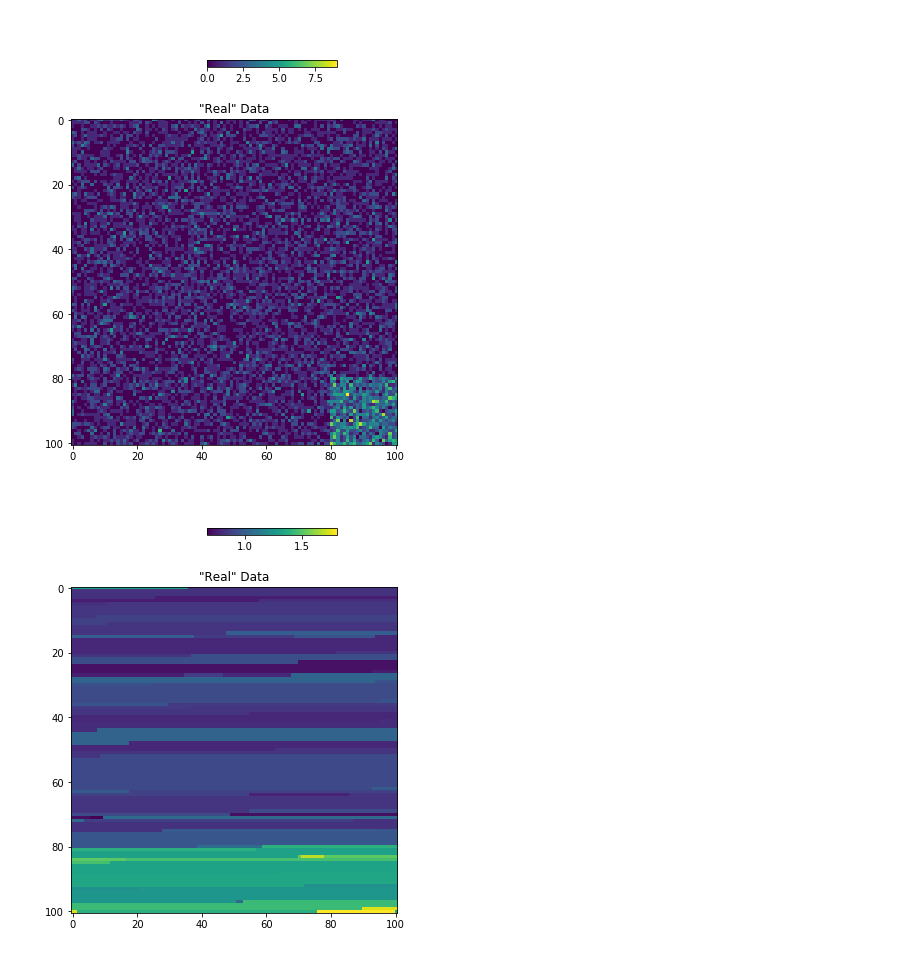
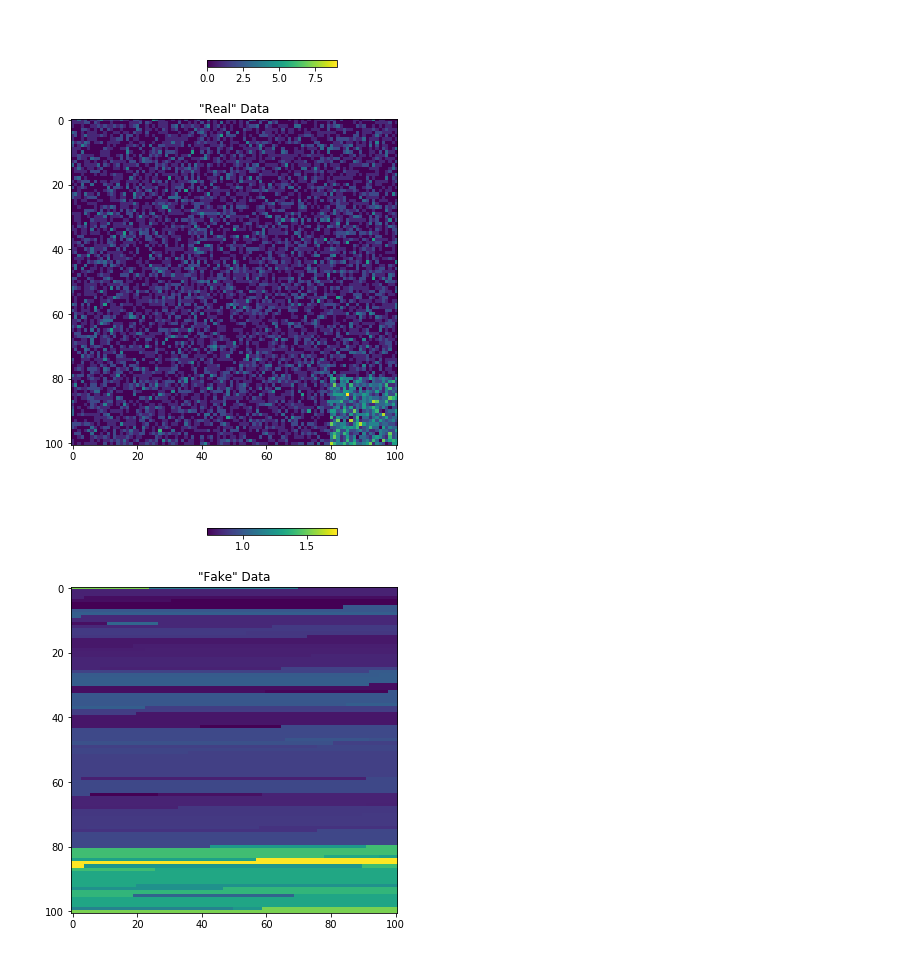
Before and after one commit to opendp/smartnoise-sdk, a Jupyter notebook: service/modules/synthetic-data-module/mwem/mwem_evaluate_2d.ipynb, the cells around one changed output. Drawn from its saved outputs; the diff is of its cells as text; code cells hidden in the pictures.

```diff
--- a/service/modules/synthetic-data-module/mwem/mwem_evaluate_2d.ipynb
+++ b/service/modules/synthetic-data-module/mwem/mwem_evaluate_2d.ipynb
@@ -1,20 +1,22 @@
 # %%
 import pandas as pd
+import numpy as np
 
 from mwem import MWEMSynthesizer
 
+import matplotlib as mpl
 import matplotlib.pyplot as plt
 from mpl_toolkits.mplot3d import Axes3D
 
 df = pd.read_csv('fake_datasets/fake_data_2d.csv')
 nf = df.to_numpy()
 
-synth = MWEMSynthesizer(nf, 400, 3.0, 30, 20)
-fake, real = synth.mwem()
+synth = MWEMSynthesizer(400, 3.0, 30, 20)
+synth.fit(nf)
 print('FAKE')
-print(fake)
+print(synth.synthetic_data)
 print('REAL')
-print(real)
+print(synth.real_data)
 # %% [output]
 Iteration: 0
 Iteration: 1
@@ -50,14 +52,14 @@ plt.show()
 # %%
 fig = plt.figure(figsize=(6, 6))
 ax = fig.add_subplot(111)
 ax.set_title('"Fake" Data')
-plt.imshow(fake)
+plt.imshow(synth.synthetic_data)
 ax.set_aspect('equal')
 cax = fig.add_axes([0.1, 1.0, 1., 0.1])
 cax.get_xaxis().set_visible(False)
 cax.get_yaxis().set_visible(False)
 cax.set_frame_on(False)
 plt.colorbar(orientation='horizontal')
 plt.show()
 # %% [output]
-[figure, old version]
+[figure, new version]
```
Also changed, not shown: parts of 3 cells of this notebook, 2 other files.
